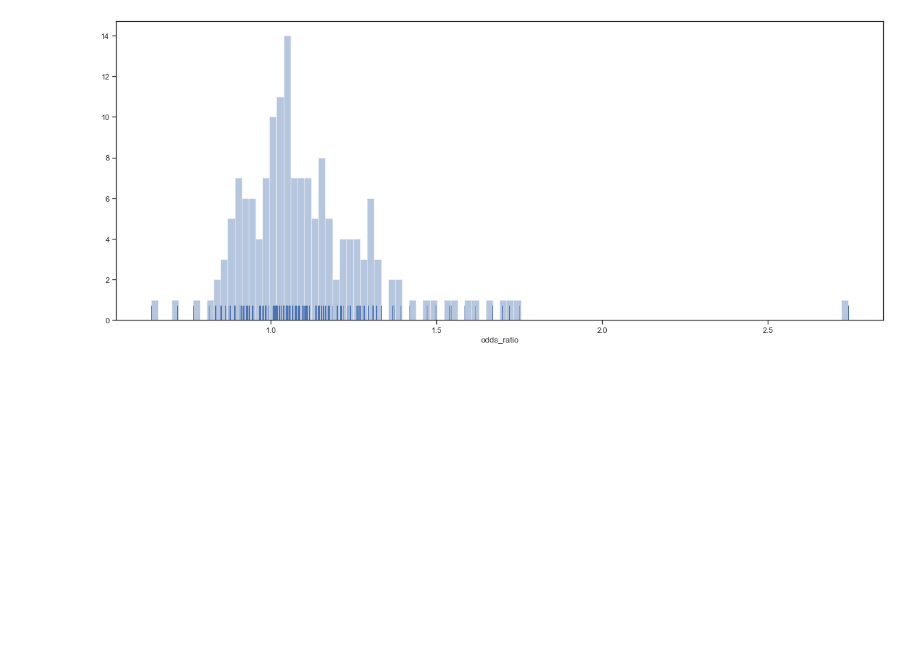
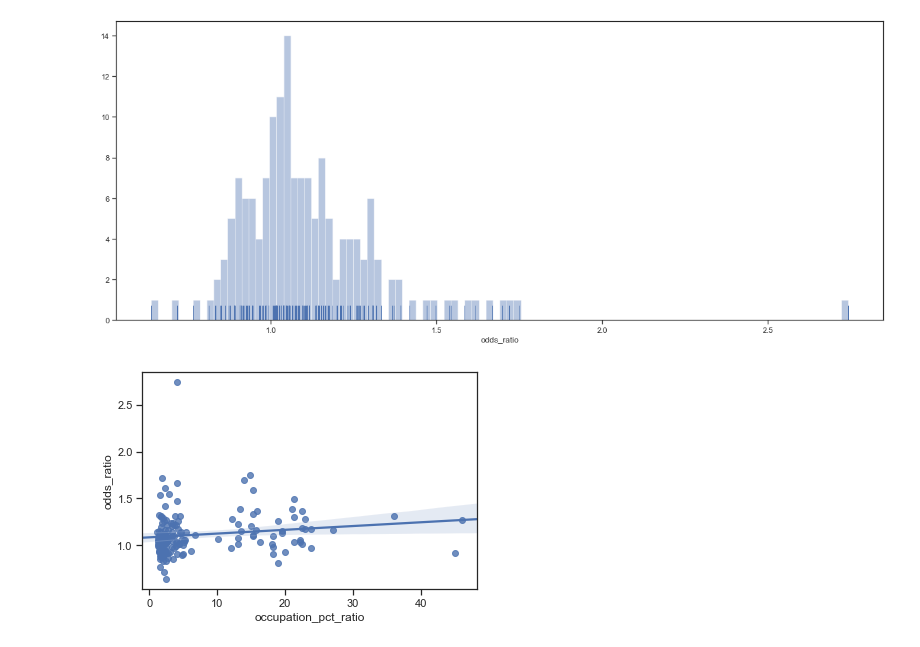
Before and after one commit to mattf1n/lm-intervention, a Jupyter notebook: winobias_analysis.ipynb, the cells around one changed output. Saved outputs shown, nothing was run; the diff lists cells and outputs as text; code cells hidden in the pictures; blank space fills up the shorter version.

Commit message:
Added figures to winobias analysis.

```diff
--- a/winobias_analysis.ipynb
+++ b/winobias_analysis.ipynb
@@ -92,3 +101,7 @@ fig, ax = plt.subplots(figsize=(20, 8))
 sns.distplot(df.odds_ratio, ax=ax, kde=False, rug=True, bins=100);
 # %% [output]
 [figure]
+# %%
+ax = sns.regplot(x='occupation_pct_ratio', y='odds_ratio', data=df)
+# %% [output]
+[figure, added]
```
Also changed, not shown: parts of 3 cells of this notebook, 1 other file.
